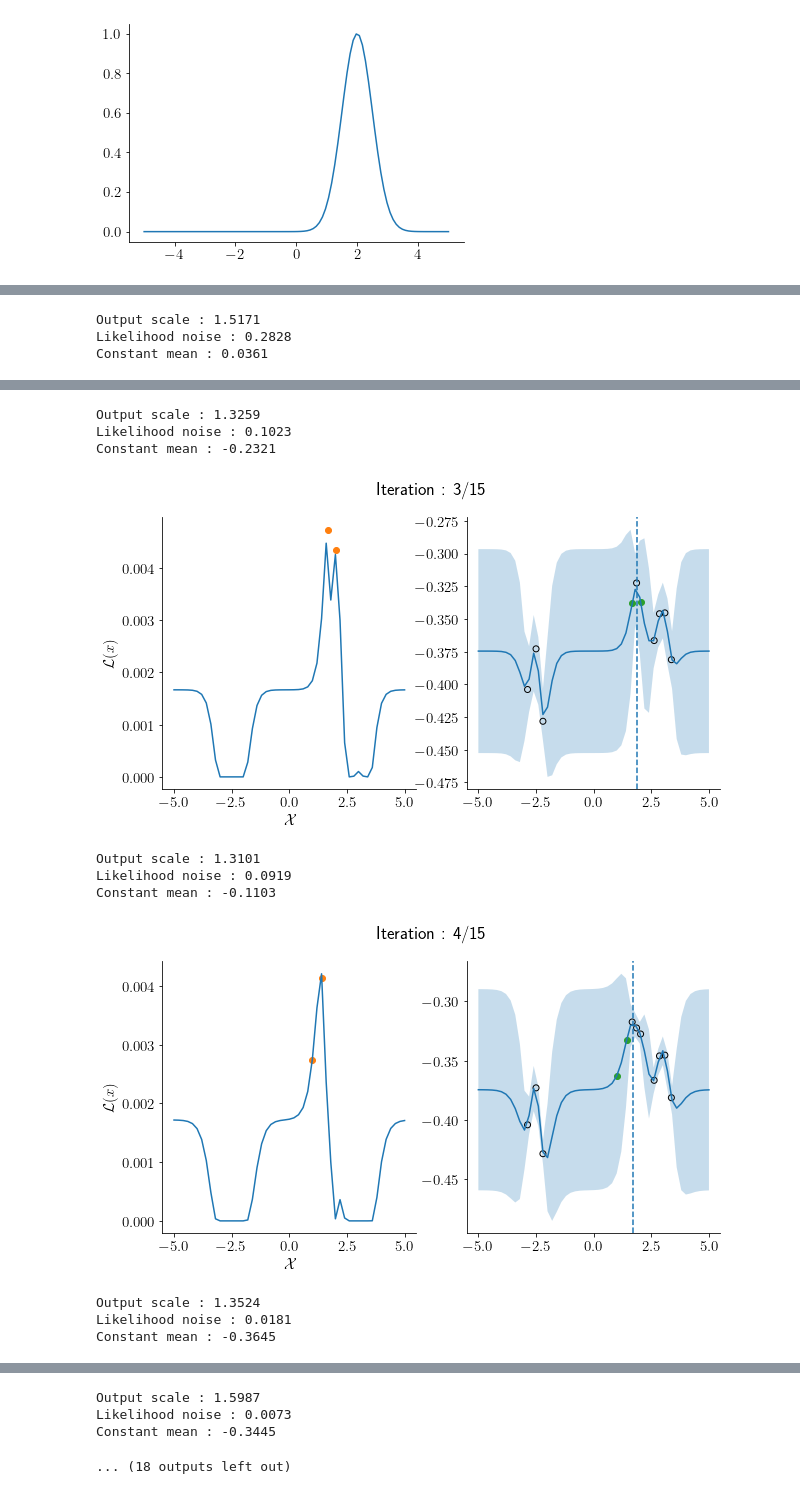
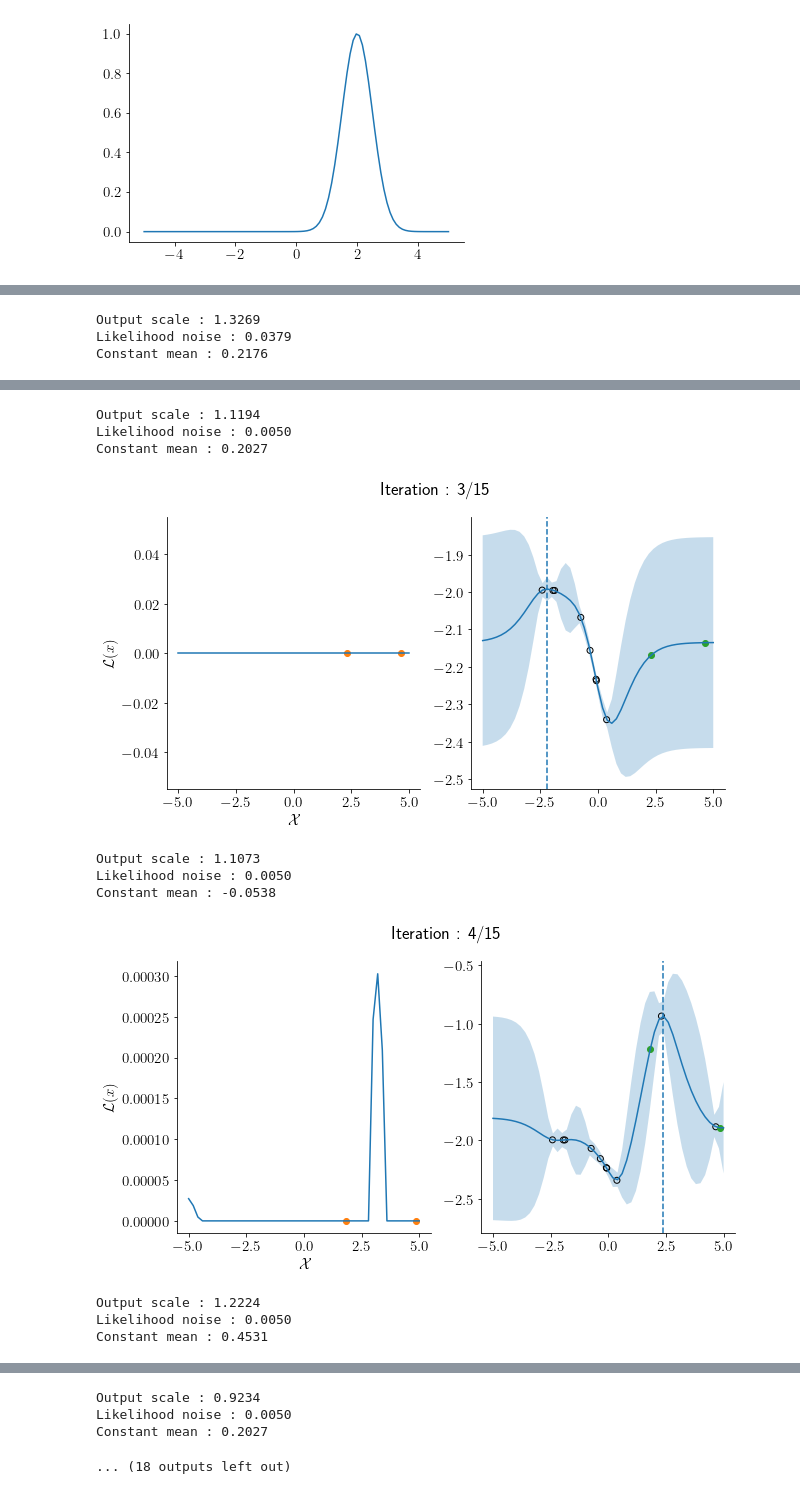
Before and after one commit to pozzo-research-group/HEAD, a Jupyter notebook: notebooks/13-BO with Gaussian functions.ipynb, the cells around one changed output, grey strips where cells are left out. Cells and saved outputs as stored; diff of their text form; code cells hidden in the pictures.

```diff
--- a/notebooks/13-BO with Gaussian functions.ipynb
+++ b/notebooks/13-BO with Gaussian functions.ipynb
@@ -76,7 +76,7 @@ Sinf = SinfSpace(lambda_)
 PD = ProbabilityDistributions(lambda_)
 srvf = SRVF(lambda_)
 
-metric = 'ap'
+metric = 'srvf'
 
 if metric=='L2':
     d = lambda xi,yi : -L2.metric.dist(yi, yt)
@@ -103,7 +103,7 @@ elif metric=='ap':
         curves[...,0] = yt
         curves[...,1] = yi
         obj = fs.fdawarp(curves, lambda_)
-        obj.srsf_align(parallel=True)
+        obj.srsf_align(parallel=True, MaxItr=50)
         dp = fs.efda_distance_phase(obj.qn[...,0], obj.qn[...,1])
         da = fs.efda_distance(obj.qn[...,0], obj.qn[...,1])
 
@@ -285,7 +285,7 @@ for iteration in range(N_ITERATIONS):
 
     # define the acquisition module
     best_f = train_obj.max(axis=0).values
-    acquisition = qExpectedImprovement(model, best_f = best_f)
+    acquisition = qExpectedImprovement(model, best_f = 0.0)
 
     # optimize acquisition functions and get new observations
     new_x, new_obj, acq_values = selector(acquisition)
@@ -307,7 +307,6 @@ for iteration in range(N_ITERATIONS):
         print('Output scale : %2.4f'%model.covar_module.outputscale.data)
         print('Likelihood noise : %2.4f'%model.likelihood.noise_covar.noise.item())
         print('Constant mean : %2.4f'%model.mean_module.constant.item())
-
         print('Output length scale NN: %2.4f'%model.covar_module.base_kernel.kernels[0].lengthscale.data)
         print('Output length scale Matern : %2.4f'%model.covar_module.base_kernel.kernels[1].lengthscale.data)
         print('Offset of NN kernel: %2.4f'%model.covar_module.base_kernel.kernels[0].offset.data )
@@ -322,3 +321,3 @@ Constant mean : 0.0000
-Output scale : 1.5171
-Likelihood noise : 0.2828
-Constant mean : 0.0361
+Output scale : 1.3269
+Likelihood noise : 0.0379
+Constant mean : 0.2176
@@ -326,11 +325,11 @@ Constant mean : 0.0361
-Output scale : 1.3259
-Likelihood noise : 0.1023
-Constant mean : -0.2321
+Output scale : 1.1194
+Likelihood noise : 0.0050
+Constant mean : 0.2027
-[figure, old version]
+[figure, new version]
-Output scale : 1.3101
-Likelihood noise : 0.0919
-Constant mean : -0.1103
+Output scale : 1.1073
+Likelihood noise : 0.0050
+Constant mean : -0.0538
-[figure, old version]
+[figure, new version]
-Output scale : 1.3524
-Likelihood noise : 0.0181
-Constant mean : -0.3645
+Output scale : 1.2224
+Likelihood noise : 0.0050
+Constant mean : 0.4531
@@ -338,6 +337,6 @@ Constant mean : -0.3645
-Output scale : 1.5987
-Likelihood noise : 0.0073
-Constant mean : -0.3445
+Output scale : 0.9234
+Likelihood noise : 0.0050
+Constant mean : 0.2027
 ... (18 outputs left out)
 # %%
 # Get into evaluation (predictive posterior) mode
```
Also changed, not shown: parts of 5 cells of this notebook, 6 other files.
